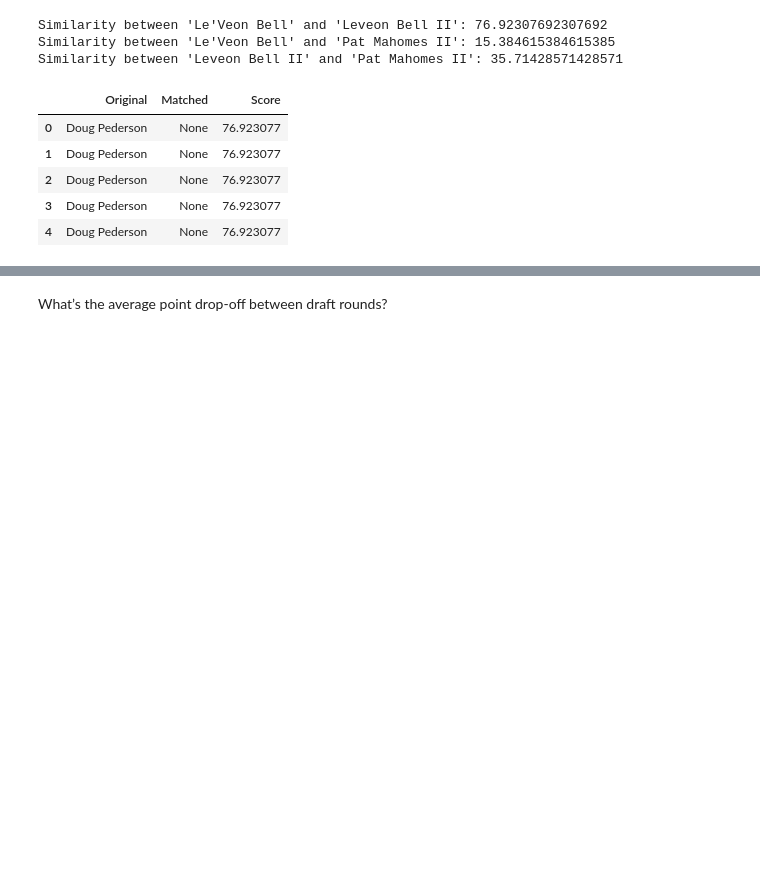
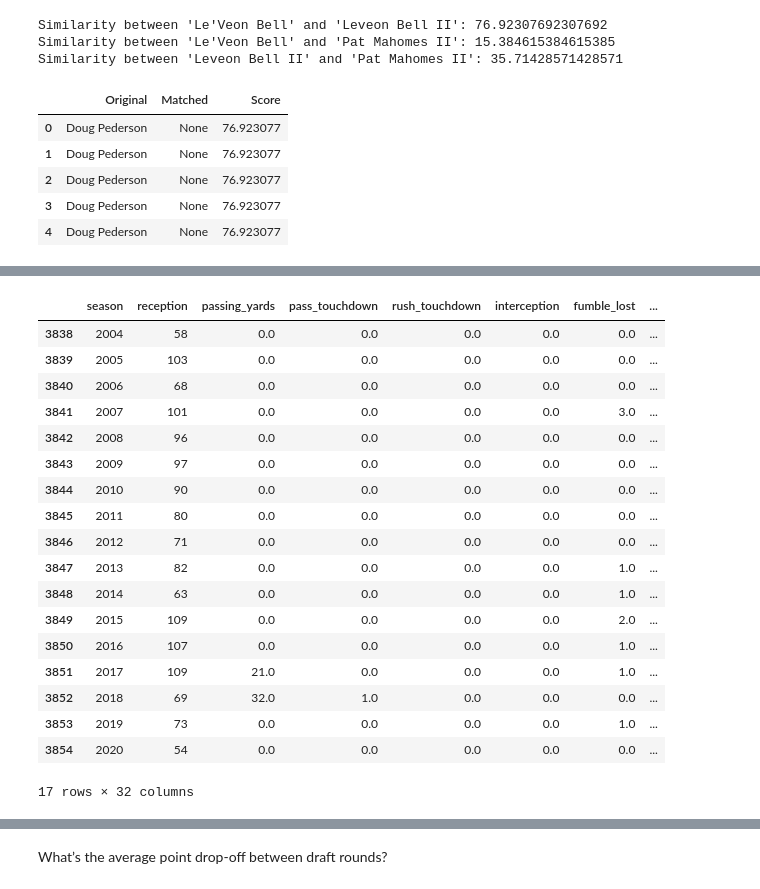
Before and after one commit to alexanderjireland/ff-draft-optimizer, a Jupyter notebook: notebooks/eda.ipynb, the cells around one changed output, grey strips where cells are left out. Saved outputs shown, nothing was run; the diff lists cells and outputs as text; code cells hidden in the pictures; blank space fills up the shorter version.

```diff
--- a/notebooks/eda.ipynb
+++ b/notebooks/eda.ipynb
@@ -182,0 +358,23 @@ matched_df.head()
+# %%
+lfap = all_players[all_players['full_name']=='Larry Fitzgerald']
+lfap
+# %% [output]
+|  | season | reception | passing_yards | pass_touchdown | rush_touchdown | interception | fumble_lost | ... |
+| 3838 | 2004 | 58 | 0.0 | 0.0 | 0.0 | 0.0 | 0.0 | ... |
+| 3839 | 2005 | 103 | 0.0 | 0.0 | 0.0 | 0.0 | 0.0 | ... |
+| 3840 | 2006 | 68 | 0.0 | 0.0 | 0.0 | 0.0 | 0.0 | ... |
+| 3841 | 2007 | 101 | 0.0 | 0.0 | 0.0 | 0.0 | 3.0 | ... |
+| 3842 | 2008 | 96 | 0.0 | 0.0 | 0.0 | 0.0 | 0.0 | ... |
+| 3843 | 2009 | 97 | 0.0 | 0.0 | 0.0 | 0.0 | 0.0 | ... |
+| 3844 | 2010 | 90 | 0.0 | 0.0 | 0.0 | 0.0 | 0.0 | ... |
+| 3845 | 2011 | 80 | 0.0 | 0.0 | 0.0 | 0.0 | 0.0 | ... |
+| 3846 | 2012 | 71 | 0.0 | 0.0 | 0.0 | 0.0 | 0.0 | ... |
+| 3847 | 2013 | 82 | 0.0 | 0.0 | 0.0 | 0.0 | 1.0 | ... |
+| 3848 | 2014 | 63 | 0.0 | 0.0 | 0.0 | 0.0 | 1.0 | ... |
+| 3849 | 2015 | 109 | 0.0 | 0.0 | 0.0 | 0.0 | 2.0 | ... |
+| 3850 | 2016 | 107 | 0.0 | 0.0 | 0.0 | 0.0 | 1.0 | ... |
+| 3851 | 2017 | 109 | 21.0 | 0.0 | 0.0 | 0.0 | 1.0 | ... |
+| 3852 | 2018 | 69 | 32.0 | 1.0 | 0.0 | 0.0 | 0.0 | ... |
+| 3853 | 2019 | 73 | 0.0 | 0.0 | 0.0 | 0.0 | 1.0 | ... |
+| 3854 | 2020 | 54 | 0.0 | 0.0 | 0.0 | 0.0 | 0.0 | ... |
+17 rows × 32 columns
```
Also changed, not shown: parts of 27 cells of this notebook.
